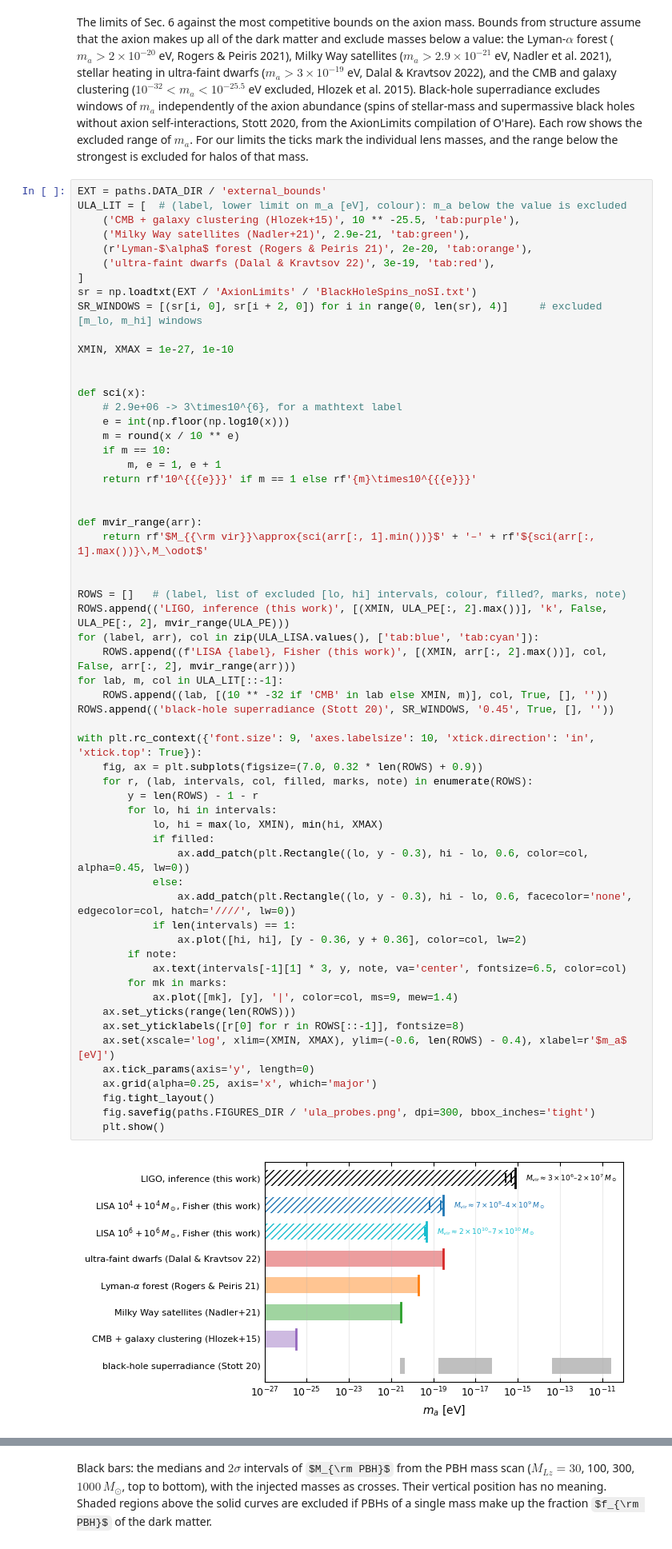
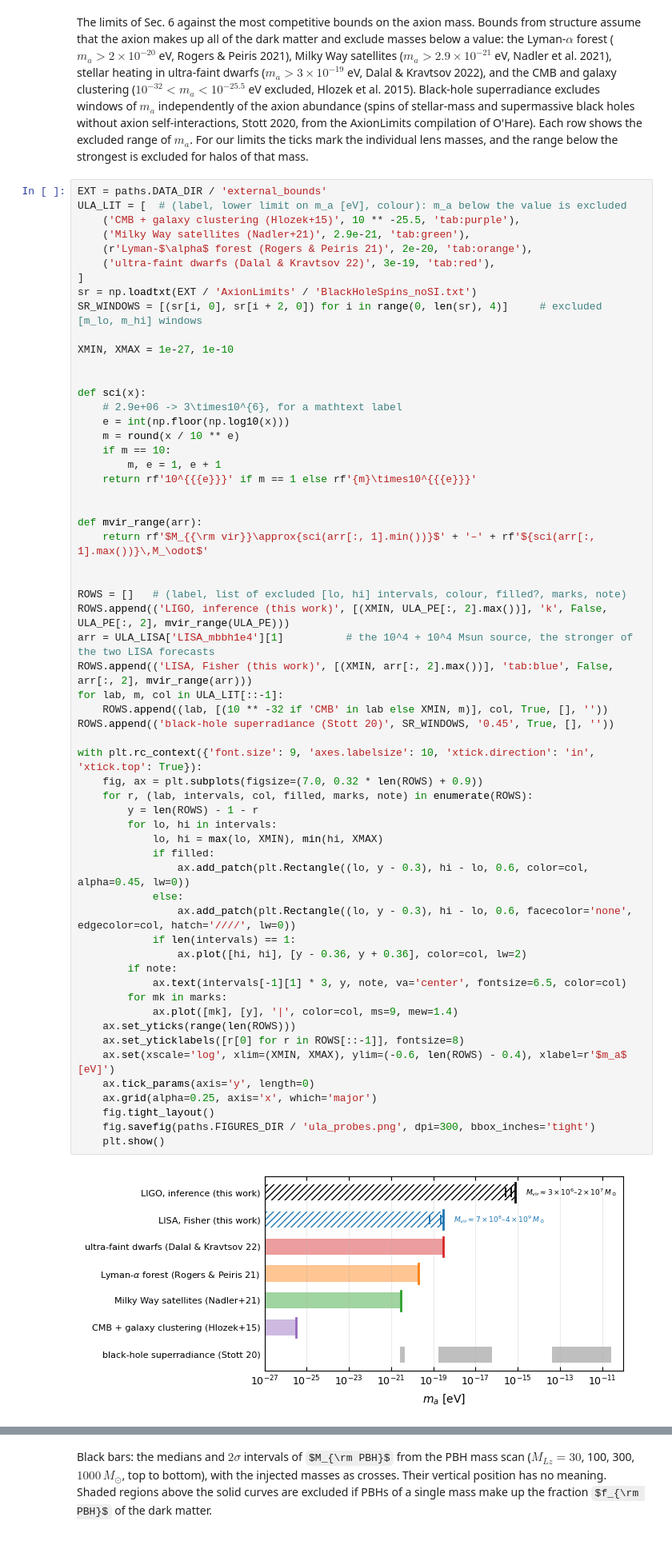
Before and after one commit to ninoephremidze/infer_with_FIONA, a Jupyter notebook: notebooks/04_core_size_calibration.ipynb, the cells around one changed output, grey strips where cells are left out. Shown at 80% size. Cells and saved outputs as stored; diff of their text form; some formulas as TeX source.

Commit message:
Notebook 04: axion comparison shows only the 10^4+10^4 Msun LISA forecast
Co-Authored-By: Claude Opus 5.5 <noreply@anthropic.com>

```diff
--- a/notebooks/04_core_size_calibration.ipynb
+++ b/notebooks/04_core_size_calibration.ipynb
@@ -491,38 +491,38 @@ def mvir_range(arr):
 
 ROWS = []   # (label, list of excluded [lo, hi] intervals, colour, filled?, marks, note)
 ROWS.append(('LIGO, inference (this work)', [(XMIN, ULA_PE[:, 2].max())], 'k', False, ULA_PE[:, 2], mvir_range(ULA_PE)))
-for (label, arr), col in zip(ULA_LISA.values(), ['tab:blue', 'tab:cyan']):
-    ROWS.append((f'LISA {label}, Fisher (this work)', [(XMIN, arr[:, 2].max())], col, False, arr[:, 2], mvir_range(arr)))
+arr = ULA_LISA['LISA_mbbh1e4'][1]          # the 10^4 + 10^4 Msun source, the stronger of the two LISA forecasts
+ROWS.append(('LISA, Fisher (this work)', [(XMIN, arr[:, 2].max())], 'tab:blue', False, arr[:, 2], mvir_range(arr)))
 for lab, m, col in ULA_LIT[::-1]:
     ROWS.append((lab, [(10 ** -32 if 'CMB' in lab else XMIN, m)], col, True, [], ''))
 ROWS.append(('black-hole superradiance (Stott 20)', SR_WINDOWS, '0.45', True, [], ''))
 
 with plt.rc_context({'font.size': 9, 'axes.labelsize': 10, 'xtick.direction': 'in', 'xtick.top': True}):
     fig, ax = plt.subplots(figsize=(7.0, 0.32 * len(ROWS) + 0.9))
     for r, (lab, intervals, col, filled, marks, note) in enumerate(ROWS):
         y = len(ROWS) - 1 - r
         for lo, hi in intervals:
             lo, hi = max(lo, XMIN), min(hi, XMAX)
             if filled:
                 ax.add_patch(plt.Rectangle((lo, y - 0.3), hi - lo, 0.6, color=col, alpha=0.45, lw=0))
             else:
                 ax.add_patch(plt.Rectangle((lo, y - 0.3), hi - lo, 0.6, facecolor='none', edgecolor=col, hatch='////', lw=0))
             if len(intervals) == 1:
                 ax.plot([hi, hi], [y - 0.36, y + 0.36], color=col, lw=2)
         if note:
             ax.text(intervals[-1][1] * 3, y, note, va='center', fontsize=6.5, color=col)
         for mk in marks:
             ax.plot([mk], [y], '|', color=col, ms=9, mew=1.4)
     ax.set_yticks(range(len(ROWS)))
     ax.set_yticklabels([r[0] for r in ROWS[::-1]], fontsize=8)
     ax.set(xscale='log', xlim=(XMIN, XMAX), ylim=(-0.6, len(ROWS) - 0.4), xlabel=r'$m_a$ [eV]')
     ax.tick_params(axis='y', length=0)
     ax.grid(alpha=0.25, axis='x', which='major')
     fig.tight_layout()
     fig.savefig(paths.FIGURES_DIR / 'ula_probes.png', dpi=300, bbox_inches='tight')
     plt.show()
 # %% [output]
-[figure, old version]
+[figure, new version]
 # %% [markdown]
 The lensing limits are lower limits on $m_a$ for the dark matter in the lens halo, conditional on the CIS-core reading of Sec. 6. The structure bounds assume the axion is all of the dark matter and constrain the population of halos.
 
```
